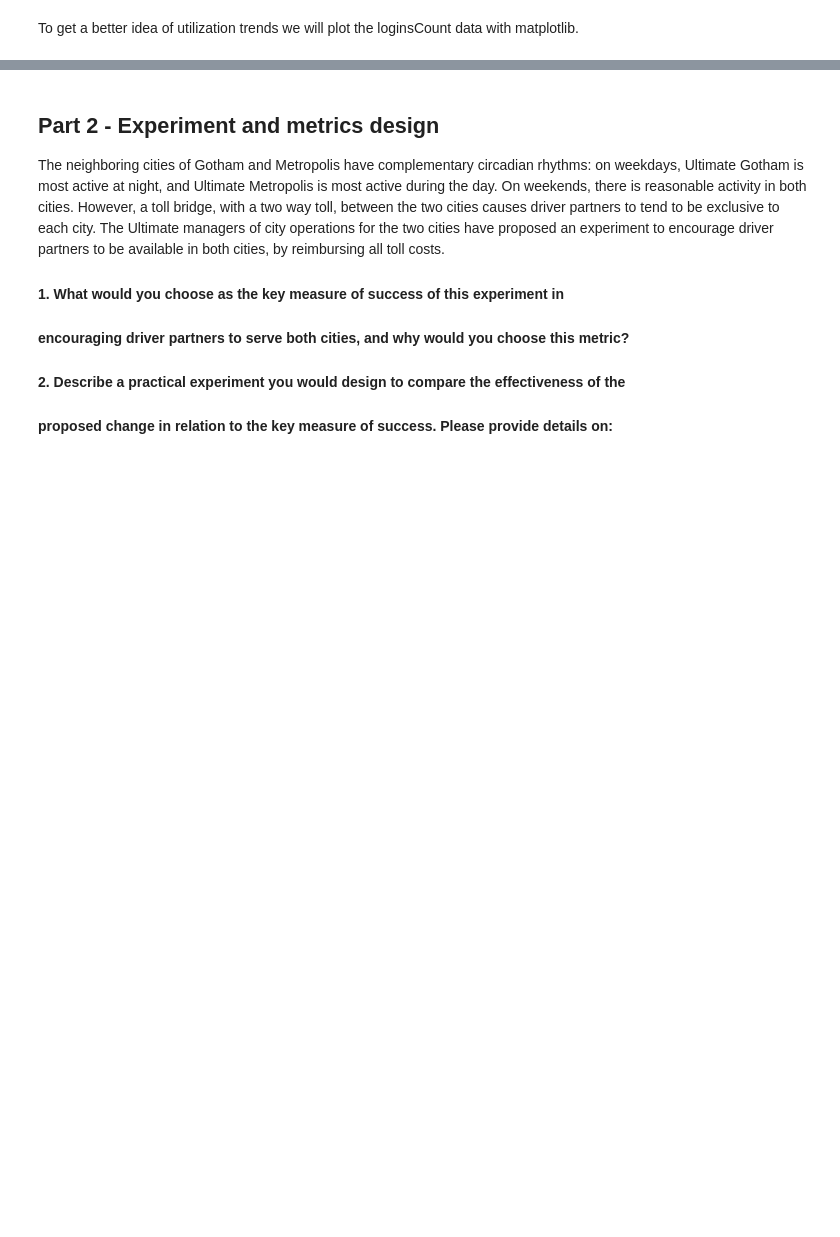
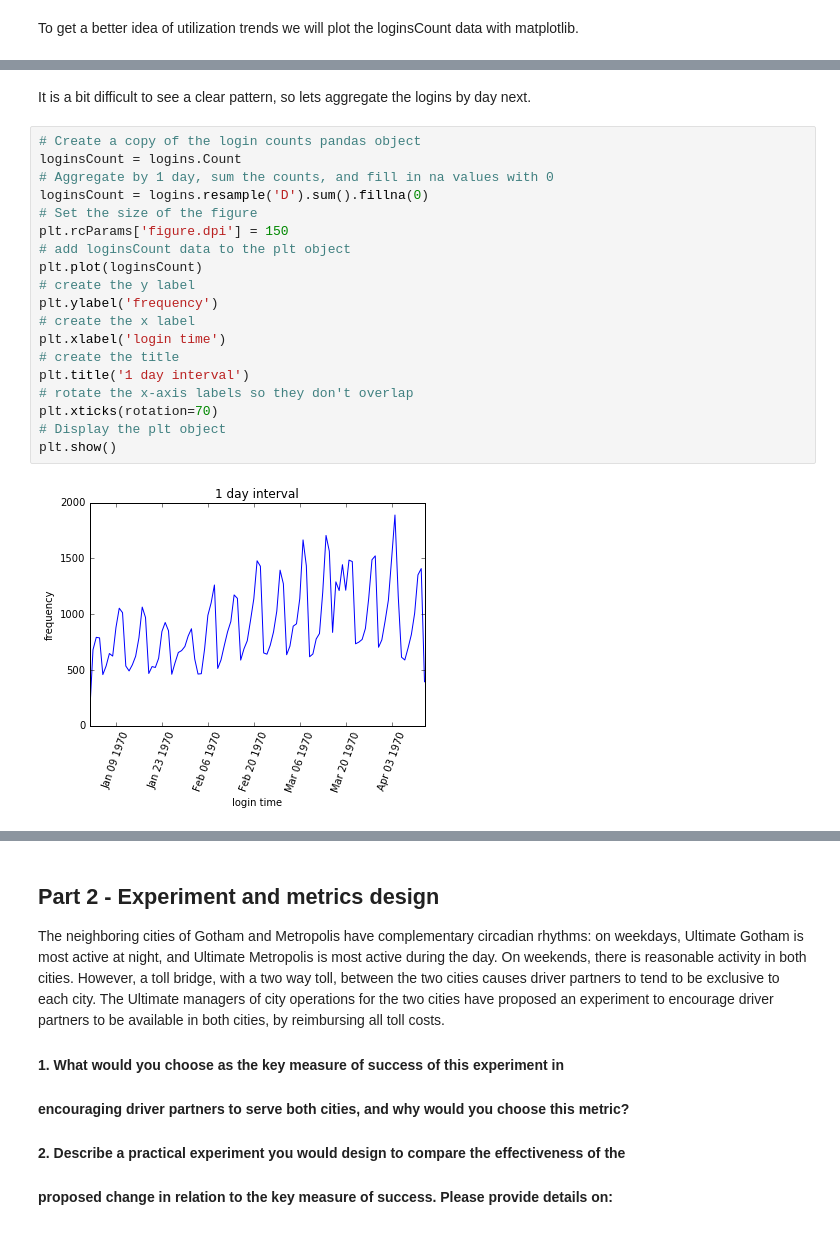
Before and after one commit to KKONZ/CDS, a Jupyter notebook: Ultimate Take Home Challenge.ipynb, the cells around one changed output, grey strips where cells are left out. Drawn from its saved outputs; the diff is of its cells as text; blank space fills up the shorter version.

```diff
--- a/Ultimate Take Home Challenge.ipynb
+++ b/Ultimate Take Home Challenge.ipynb
@@ -79,0 +80,23 @@ plt.show()
+# %% [markdown]
+It is a bit difficult to see a clear pattern, so lets aggregate the logins by day next.
+# %%
+# Create a copy of the login counts pandas object
+loginsCount = logins.Count
+# Aggregate by 1 day, sum the counts, and fill in na values with 0
+loginsCount = logins.resample('D').sum().fillna(0)
+# Set the size of the figure
+plt.rcParams['figure.dpi'] = 150
+# add loginsCount data to the plt object
+plt.plot(loginsCount)
+# create the y label
+plt.ylabel('frequency')
+# create the x label
+plt.xlabel('login time')
+# create the title
+plt.title('1 day interval')
+# rotate the x-axis labels so they don't overlap
+plt.xticks(rotation=70)
+# Display the plt object
+plt.show()
+# %% [output]
+[figure, added]
```
Also changed, not shown: parts of 15 cells of this notebook.
